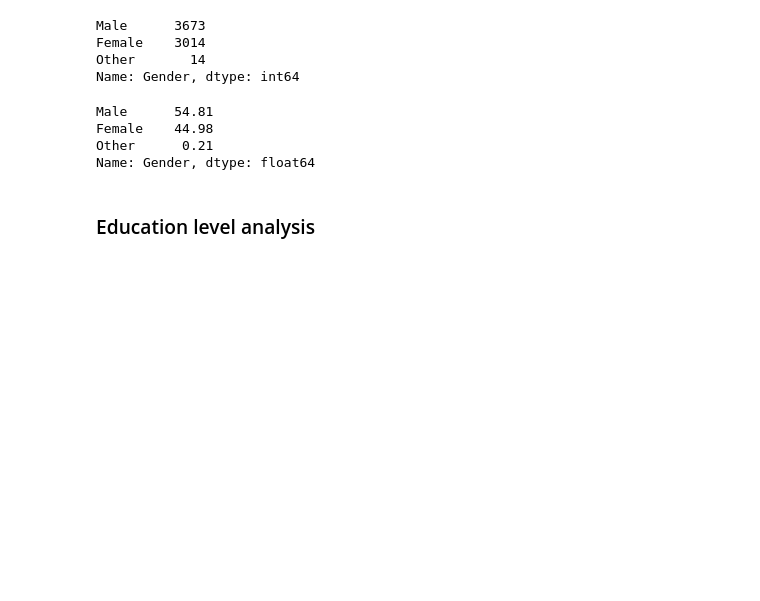
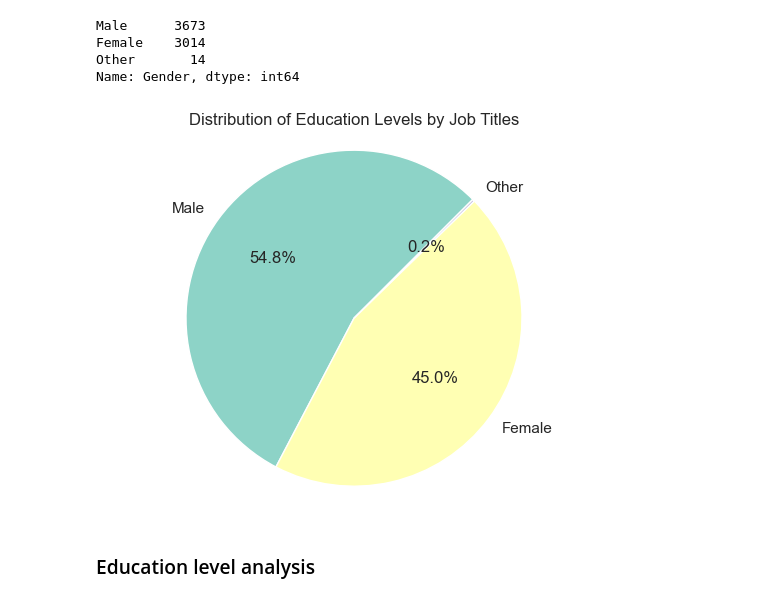
Before and after one commit to Jose5110/Data_Analysis, a Jupyter notebook: salary_data/salary_data_analysis.ipynb, the cells around one changed output. Saved outputs shown, nothing was run; the diff lists cells and outputs as text; code cells hidden in the pictures; blank space fills up the shorter version.

Commit message:
more visualization adjustments

```diff
--- a/salary_data/salary_data_analysis.ipynb
+++ b/salary_data/salary_data_analysis.ipynb
@@ -235,13 +224,20 @@ Name: Gender, dtype: int64
 # %%
 # Dataset gender percentage distribution
 
 gender_distribution = (df['Gender'].value_counts(normalize=True) * 100).round(2)
-gender_distribution
+sns.set_palette("Set3")
+
+labels = gender_distribution.index
+sizes = gender_distribution.values
+
+plt.pie(sizes, labels=labels, autopct='%1.1f%%', startangle=45)
+
+plt.axis('equal')
+plt.title('Distribution of Education Levels by Job Titles')
+
+plt.show()
 # %% [output]
-Male      54.81
-Female    44.98
-Other      0.21
-Name: Gender, dtype: float64
+[figure, added]
 # %% [markdown]
 ### Education level analysis
 # %%
```
Also changed, not shown: parts of 7 cells of this notebook.
